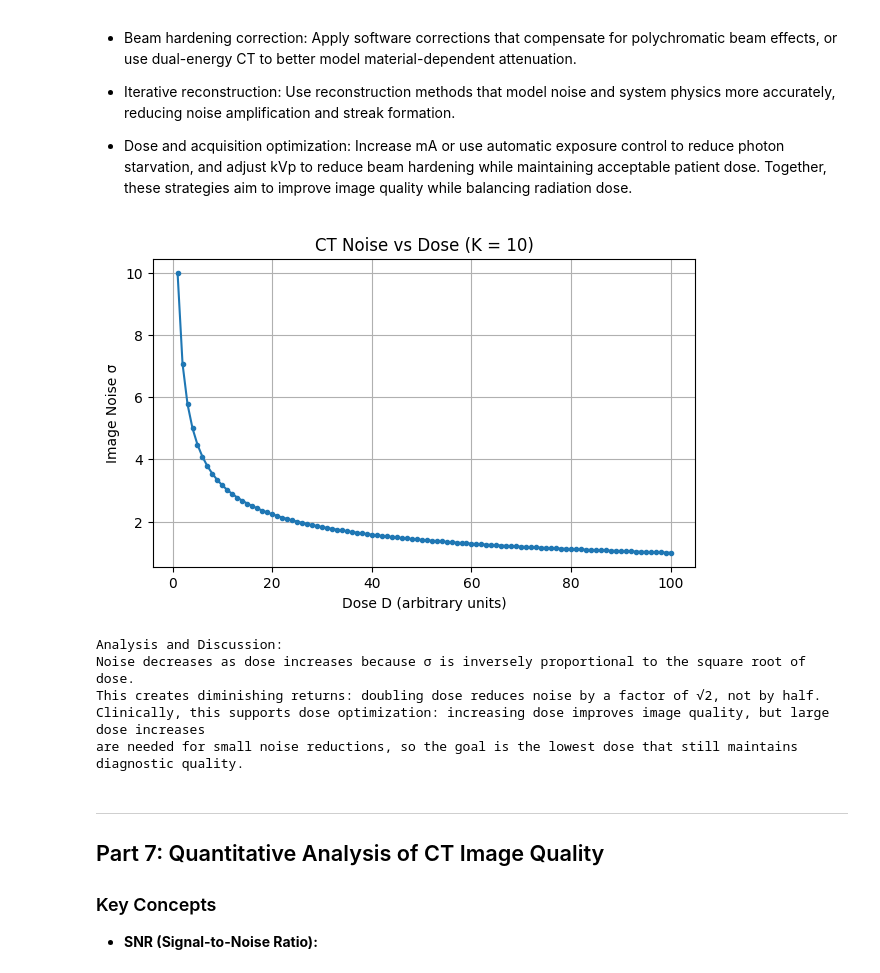
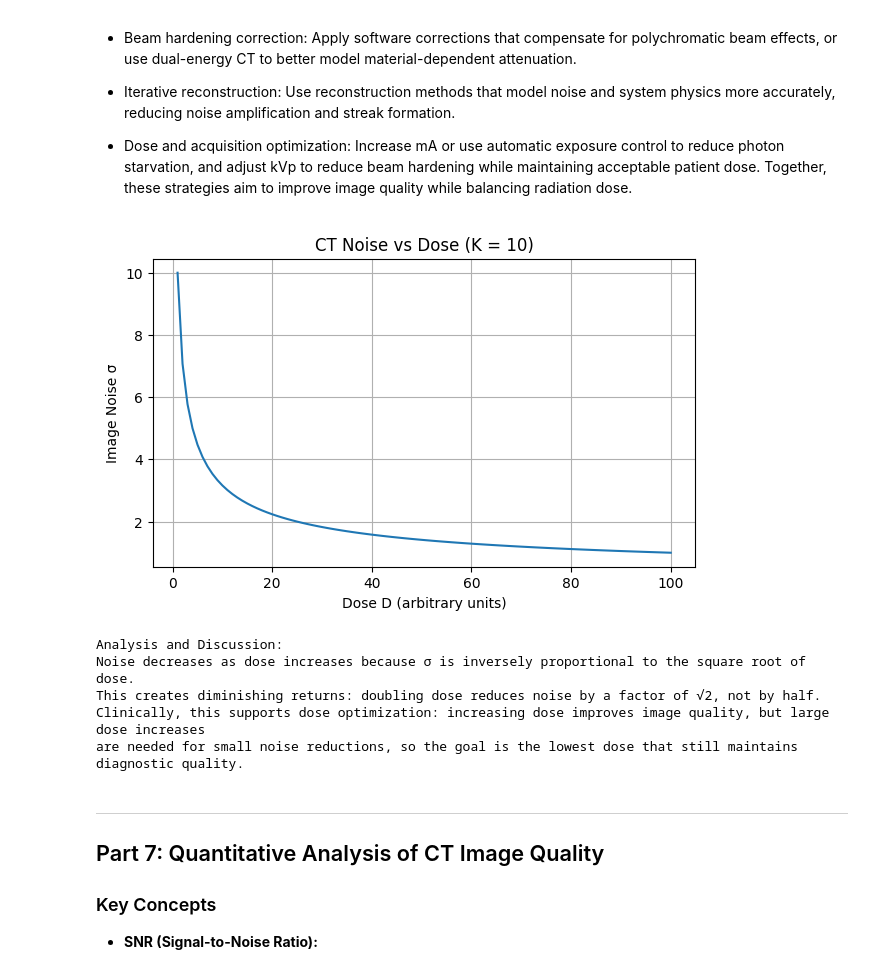
Before and after one commit to Gabi-Givelichian/BMEN509-623_Deliverable_2, a Jupyter notebook: deliverable-02-starter.ipynb, the cells around one changed output. Cells and saved outputs as stored; diff of their text form; code cells hidden in the pictures.

```diff
--- a/deliverable-02-starter.ipynb
+++ b/deliverable-02-starter.ipynb
@@ -792,34 +881,34 @@ Together, these strategies aim to improve image quality while balancing radiatio
 # %%
 import numpy as np
 import matplotlib.pyplot as plt
 
 # USE IMAGE 'Brain_CT.png'
 
-# TODO: Write a function ct_noise_vs_dose(D, K)
+#Write a function ct_noise_vs_dose(D, K)
 def ct_noise_vs_dose(D, K):
     return K / np.sqrt(D)
 
-# TODO: Plot image noise as a function of dose
+#Plot image noise as a function of dose
 K = 10
 D = np.linspace(1, 100, 100)
 noise = ct_noise_vs_dose(D, K)
 
 plt.figure(figsize=(7, 4))
-plt.plot(D, noise, marker='o', markersize=3)
+plt.plot(D, noise, markersize=3)
 plt.xlabel("Dose D (arbitrary units)")
 plt.ylabel("Image Noise σ")
 plt.title("CT Noise vs Dose (K = 10)")
 plt.grid(True)
 plt.show()
 
-# TODO: Analyze and discuss the results
+#Analyze and discuss the results
 print("\nAnalysis and Discussion:")
 print("Noise decreases as dose increases because σ is inversely proportional to the square root of dose.")
 print("This creates diminishing returns: doubling dose reduces noise by a factor of √2, not by half.")
 print("Clinically, this supports dose optimization: increasing dose improves image quality, but large dose increases")
 print("are needed for small noise reductions, so the goal is the lowest dose that still maintains diagnostic quality.")
 # %% [output]
-[figure, old version]
+[figure, new version]
 Analysis and Discussion:
 Noise decreases as dose increases because σ is inversely proportional to the square root of dose.
 This creates diminishing returns: doubling dose reduces noise by a factor of √2, not by half.
```
Also changed, not shown: parts of 30 cells of this notebook.
